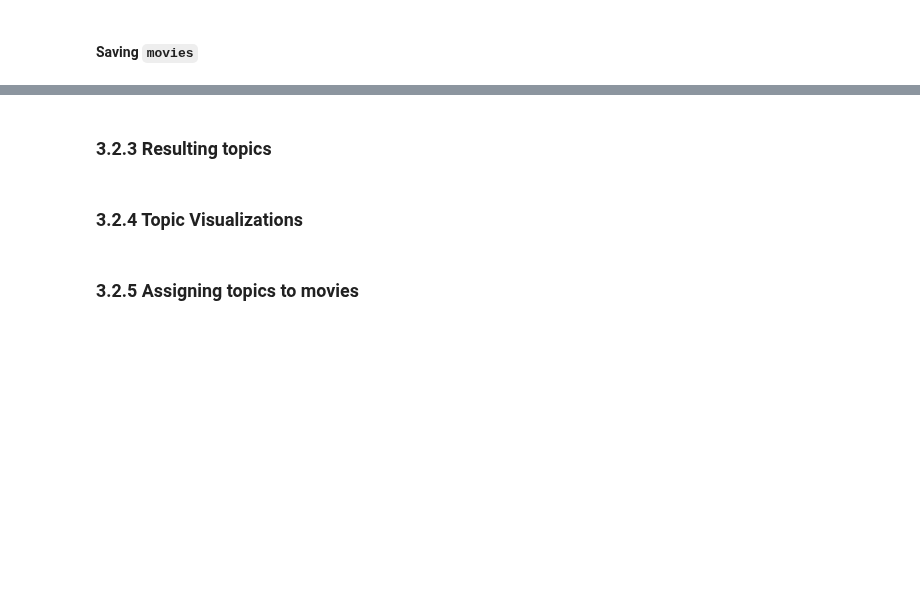
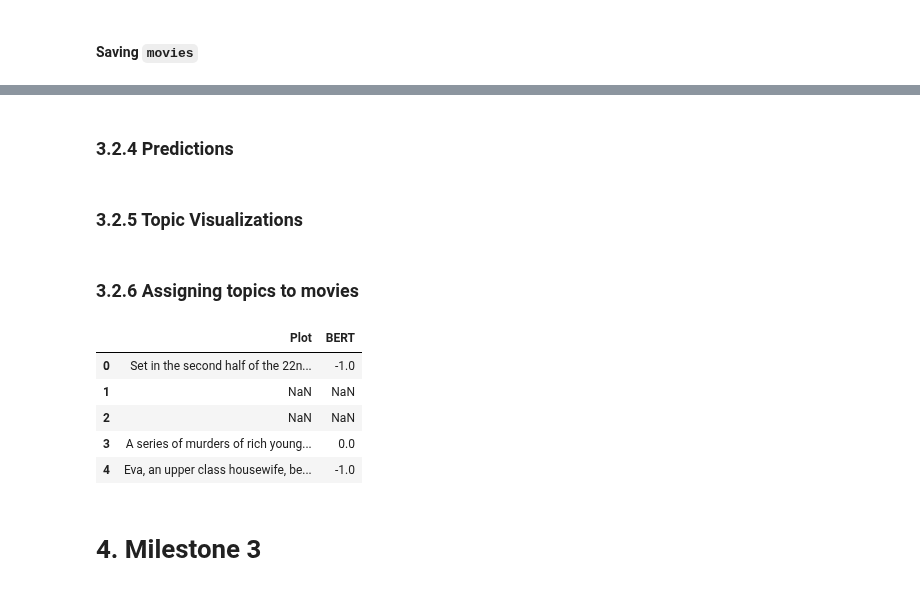
Before and after one commit to salome-baup/ada-2022-project-adaccord, a Jupyter notebook: Milestone2.ipynb, the cells around one changed output, grey strips where cells are left out. Cells and saved outputs as stored; diff of their text form; code cells hidden in the pictures; blank space fills up the shorter version.

Commit message:
Updating BERT + md links

```diff
--- a/Milestone2.ipynb
+++ b/Milestone2.ipynb
@@ -1145,2 +1156,2 @@ topics, probs = model.fit_transform(filtered_docs)
 # %% [markdown]
-### 3.2.3 Resulting topics
+### 3.2.4 Predictions <a id='3.2.4'></a>
@@ -1150,4 +1158,20 @@ model.get_topic(3)
+# %%
+bert_predictions = pd.read_pickle('predictions/bert_predictions.pkl')
+
+bert_predictions.rename(columns={"Topic":"BERT"}, inplace=True)
 # %% [markdown]
-### 3.2.4 Topic Visualizations
+### 3.2.5 Topic Visualizations <a id='3.2.5'></a>
 # %% [markdown]
-### 3.2.5 Assigning topics to movies
+### 3.2.6 Assigning topics to movies <a id='3.2.6'></a>
+# %%
+movies = movies.merge(bert_predictions, how="left", on="WikiMovieID")
+movies[["Plot", "BERT"]].head()
+# %% [output]
+|  | Plot | BERT |
+| 0 | Set in the second half of the 22n... | -1.0 |
+| 1 | NaN | NaN |
+| 2 | NaN | NaN |
+| 3 | A series of murders of rich young... | 0.0 |
+| 4 | Eva, an upper class housewife, be... | -1.0 |
+# %% [markdown]
+# 4. Milestone 3 <a id='4'></a>
```
Also changed, not shown: parts of 18 cells of this notebook, 1 other file.
